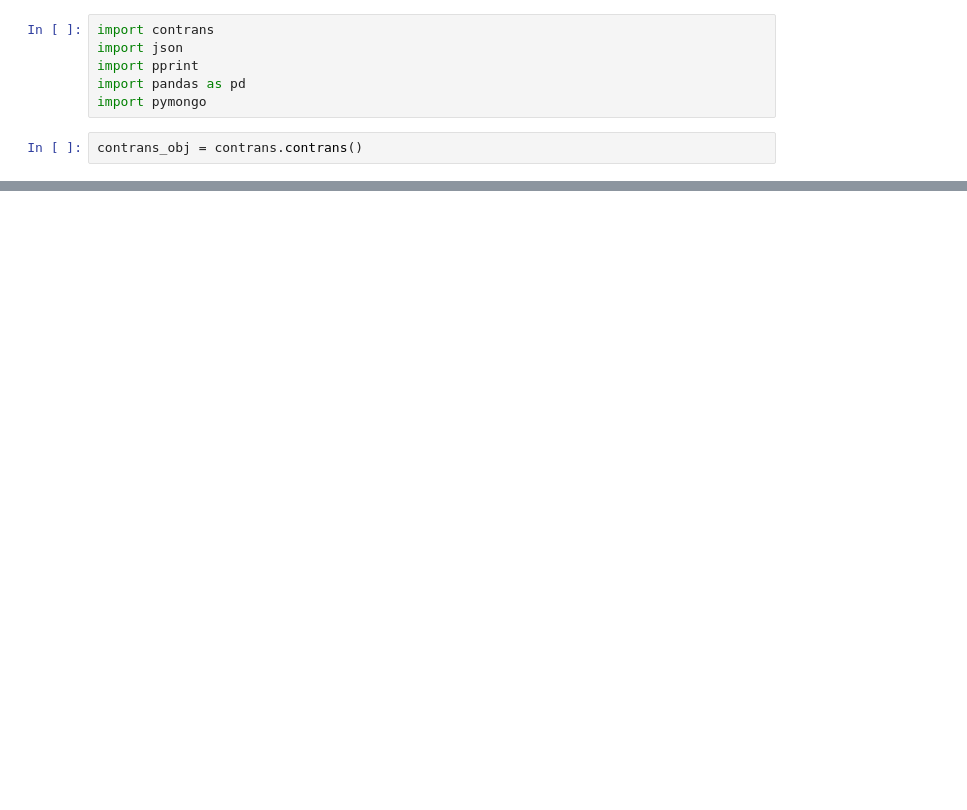
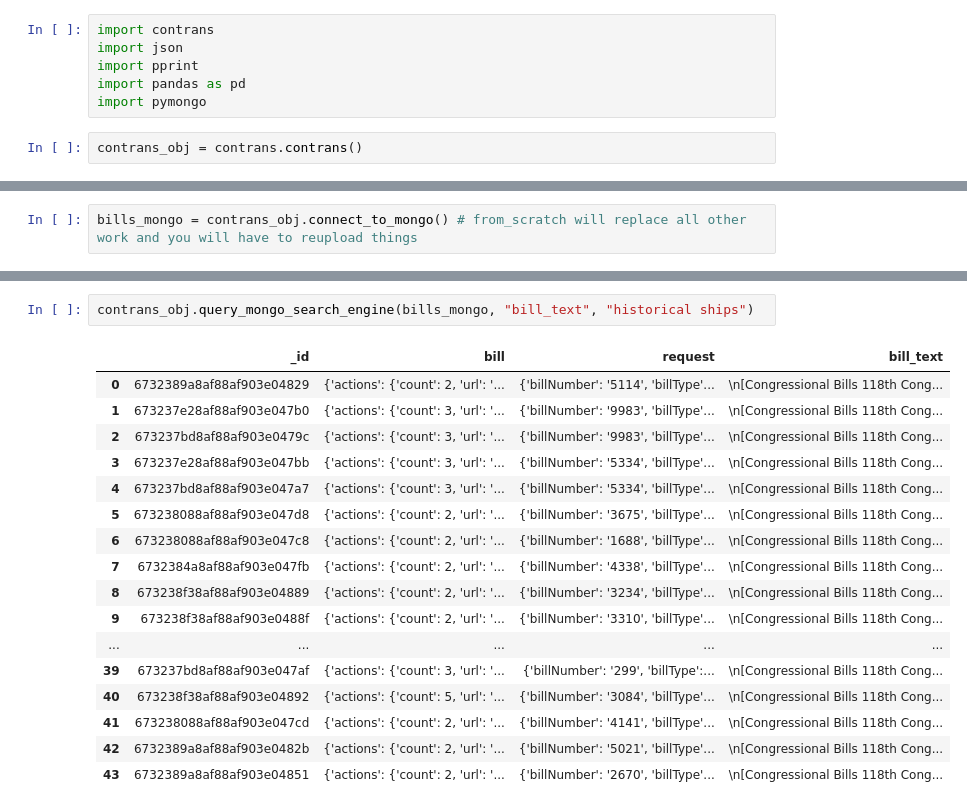
Before and after one commit to j-miskill/contrans, a Jupyter notebook: sandbox.ipynb, the cells around one changed output, grey strips where cells are left out. Cells and saved outputs as stored; diff of their text form; blank space fills up the shorter version.

Commit message:
adding in work from 11.11.2024. Worked on connecting to mongo and pushing all the data we have. Need to run the new notebook while I am working later so that everything gets uploaded to the mongodb.

```diff
--- a/sandbox.ipynb
+++ b/sandbox.ipynb
@@ -308,0 +26,2 @@ myclient.insert_one(onebill)
+# %%
+bills_mongo = contrans_obj.connect_to_mongo() # from_scratch will replace all other work and you will have to reupload things
@@ -308,0 +47,20 @@ myclient.insert_one(onebill)
+# %%
+contrans_obj.query_mongo_search_engine(bills_mongo, "bill_text", "historical ships")
+# %% [output]
+|  | _id | bill | request | bill_text |
+| 0 | 6732389a8af88af903e04829 | {'actions': {'count': 2, 'url': '... | {'billNumber': '5114', 'billType'... | \n[Congressional Bills 118th Cong... |
+| 1 | 673237e28af88af903e047b0 | {'actions': {'count': 3, 'url': '... | {'billNumber': '9983', 'billType'... | \n[Congressional Bills 118th Cong... |
+| 2 | 673237bd8af88af903e0479c | {'actions': {'count': 3, 'url': '... | {'billNumber': '9983', 'billType'... | \n[Congressional Bills 118th Cong... |
+| 3 | 673237e28af88af903e047bb | {'actions': {'count': 3, 'url': '... | {'billNumber': '5334', 'billType'... | \n[Congressional Bills 118th Cong... |
+| 4 | 673237bd8af88af903e047a7 | {'actions': {'count': 3, 'url': '... | {'billNumber': '5334', 'billType'... | \n[Congressional Bills 118th Cong... |
+| 5 | 673238088af88af903e047d8 | {'actions': {'count': 2, 'url': '... | {'billNumber': '3675', 'billType'... | \n[Congressional Bills 118th Cong... |
+| 6 | 673238088af88af903e047c8 | {'actions': {'count': 2, 'url': '... | {'billNumber': '1688', 'billType'... | \n[Congressional Bills 118th Cong... |
+| 7 | 6732384a8af88af903e047fb | {'actions': {'count': 2, 'url': '... | {'billNumber': '4338', 'billType'... | \n[Congressional Bills 118th Cong... |
+| 8 | 673238f38af88af903e04889 | {'actions': {'count': 2, 'url': '... | {'billNumber': '3234', 'billType'... | \n[Congressional Bills 118th Cong... |
+| 9 | 673238f38af88af903e0488f | {'actions': {'count': 2, 'url': '... | {'billNumber': '3310', 'billType'... | \n[Congressional Bills 118th Cong... |
+| ... | ... | ... | ... | ... |
+| 39 | 673237bd8af88af903e047af | {'actions': {'count': 3, 'url': '... | {'billNumber': '299', 'billType':... | \n[Congressional Bills 118th Cong... |
+| 40 | 673238f38af88af903e04892 | {'actions': {'count': 5, 'url': '... | {'billNumber': '3084', 'billType'... | \n[Congressional Bills 118th Cong... |
+| 41 | 673238088af88af903e047cd | {'actions': {'count': 2, 'url': '... | {'billNumber': '4141', 'billType'... | \n[Congressional Bills 118th Cong... |
+| 42 | 6732389a8af88af903e0482b | {'actions': {'count': 2, 'url': '... | {'billNumber': '5021', 'billType'... | \n[Congressional Bills 118th Cong... |
+| 43 | 6732389a8af88af903e04851 | {'actions': {'count': 2, 'url': '... | {'billNumber': '2670', 'billType'... | \n[Congressional Bills 118th Cong... |
```
Also changed, not shown: parts of 27 cells of this notebook, 2 other files.
